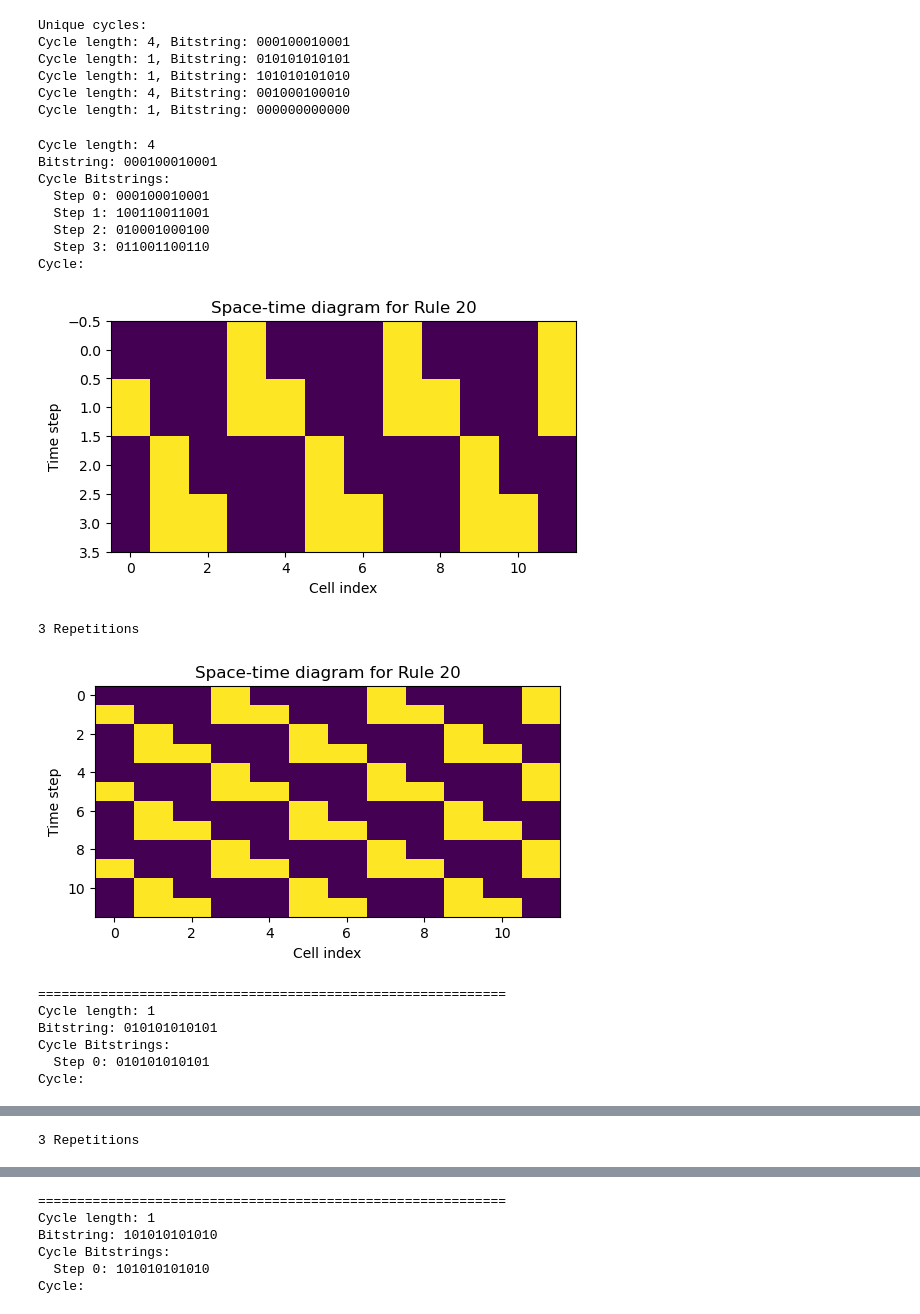
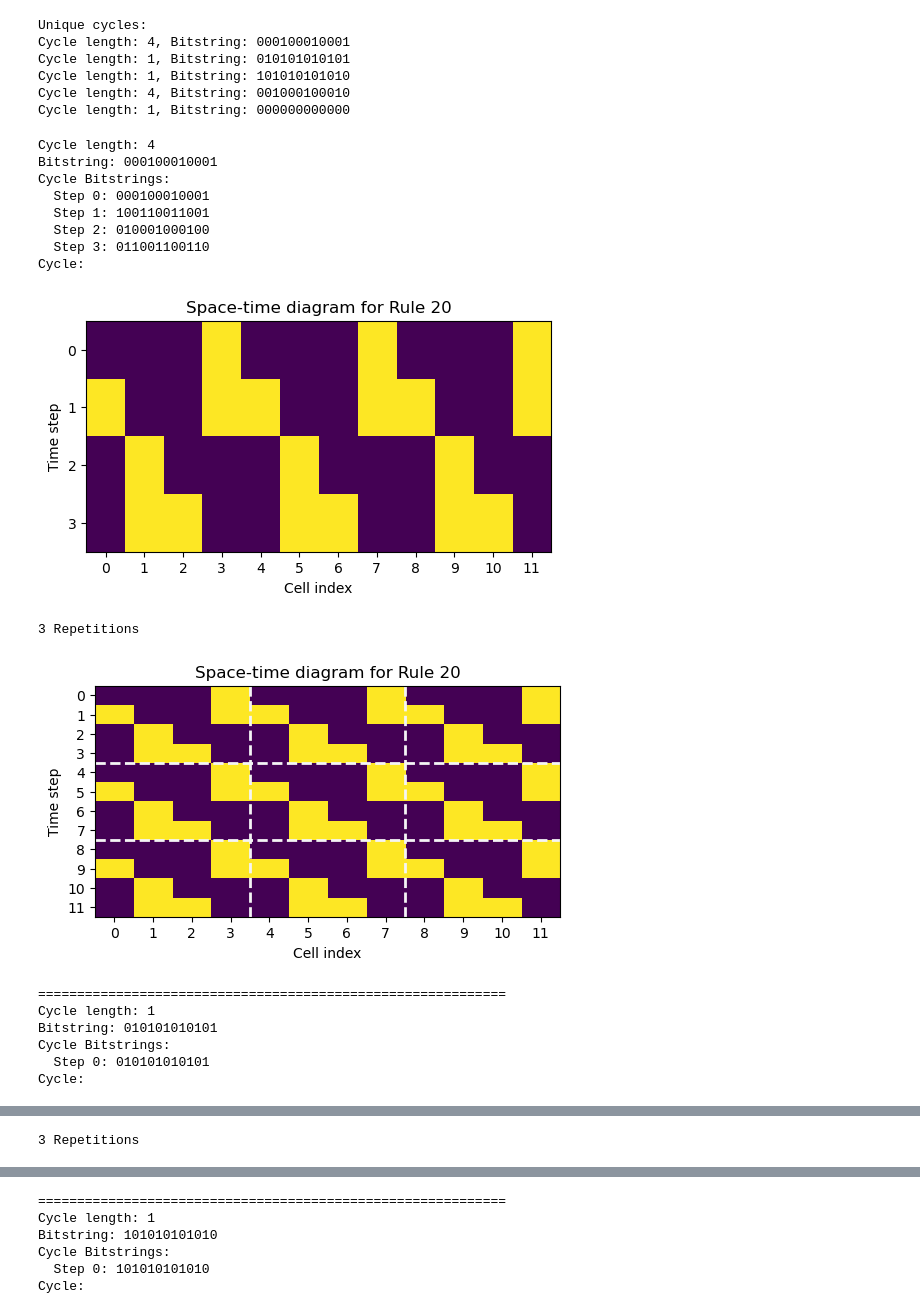
Before and after one commit to mzargham/eca_play, a Jupyter notebook: lasalle_play.ipynb, the cells around one changed output, grey strips where cells are left out. Drawn from its saved outputs; the diff is of its cells as text; code cells hidden in the pictures.

Commit message:
mess with finding higher order cycles

```diff
--- a/lasalle_play.ipynb
+++ b/lasalle_play.ipynb
@@ -230,13 +231,13 @@ print(f"Phase order k={k}, n={n}, phase shape={ps3.shape}")
 
 # ---------- helpers ----------
 
-def layers_from_x(x):
+def layers_from_x(x, psv):
     "order-k layers at time t: rows [x, δ, Δ², Δ³]"
-    return ps3.init_from_x(x)
+    return psv.init_from_x(x)
 
-def phase_step(layers):
+def phase_step(layers, psv):
     "one Φ_k step on layers"
-    return ps3.step(layers)
+    return psv.step(layers)
 
 # ---------- enumerate all base states ----------
 def it_all_states(n):
@@ -247,22 +248,22 @@ Rule 20 bits (111..000): 00010100
 Phase order k=3, n=12, phase shape=(4, 12)
 # %%
 period_counts = defaultdict(int)
-examples      = {1: None, 2: None, 4: None, 8: None}
+examples      = {2**i: None for i in range(k+1)}
 layers_cache  = []      # collect reachable order-3 phase states from base x
 top_fix_set   = set()   # {(flattened layers,) where Δ³ is fixed under Φ_k}
 top_fix_next  = dict()  # layer -> step(layer) for closure
 
 for x in it_all_states(n):
-    p = detect_min_period_power2(x, maxpow=3, F=F)
+    p = detect_min_period_power2(x, maxpow=k, F=F)
     period_counts[p] += 1
     if p in examples and examples[p] is None:
         examples[p] = x.copy()
 
-    L = layers_from_x(x)            # (k+1, n)
-    Lp = phase_step(L)
+    L = layers_from_x(x,ps3)            # (k+1, n)
+    Lp = phase_step(L, ps3)
     layers_cache.append(L)
 
-    # "Δ³ fixed" equality set in phase space:
+    # "Δ^k fixed" equality set in phase space:
     if np.array_equal(Lp[k], L[k]):
         key  = tuple(L.reshape(-1).tolist())
         keyp = tuple(Lp.reshape(-1).tolist())
@@ -270,16 +271,12 @@ for x in it_all_states(n):
         top_fix_next[key] = keyp
 
 total_states = 1 << n
-print("\n=== Minimal period among {1,2,4,8} ===")
-for p in (1,2,4,8,None):
+print(f"\n=== Minimal period among {{1,2,..., 2^{k}}} ===")
+vals = [2**i for i in range(k+1)] + [None]
+for p in vals:
     cnt = period_counts[p]
-    label = f"period={p}" if p is not None else "period>8"
+    label = f"period={p}" if p is not None else f"period>{2**k}"
     print(f"{label:>10}: {cnt:6d}  ({cnt/total_states:6.2%})")
 
 def bstr(x): return ''.join('1' if b else '0' for b in x.astype(int))
-
-print("\nExamples:")
-for p in (1,2,4,8):
-    if examples[p] is not None:
-        print(f"  p={p}: {bstr(examples[p])}")
 # %% [output]
@@ -295,0 +289,6 @@ Examples:
+# %%
+examples
+print("\nExamples:")
+for p in vals[:-1]:
+    if examples[p] is not None:
+        print(f"  p={p}: {bstr(examples[p])}")
@@ -300,7 +303,7 @@ Examples:
 print("\n=== Phase-space: Δ³ fixed equality set & largest invariant subset ===")
 E = set()
 for L in layers_cache:
-    Lp = phase_step(L)
+    Lp = phase_step(L, ps3)
     if np.array_equal(Lp[k], L[k]):
         E.add(tuple(L.reshape(-1).tolist()))
 print(f"|E|  (Δ³ fixed, reachable layers)       = {len(E)}")
@@ -399,32 +402,33 @@ Cycle length: 1, Bitstring: 000000000000
 # %%
 for cycle_length, bitstring in unique_cycles:
     print(f"Cycle length: {cycle_length}")
     print(f"Bitstring: {bitstring}")
     print("Cycle Bitstrings:")
     for i in range(cycle_length):
         x = np.array([int(b) for b in bitstring], dtype=bool)
         for j in range(i):
             x = eca.iterate(x, C=C)
         updated_str = ''.join('1' if b else '0' for b in x.astype(int))
         print(f"  Step {i}: {updated_str}")
     print(f"Cycle:")
     xstar = np.array([int(b) for b in bitstring], dtype=bool)
     eca.space_time(xstar, steps=cycle_length)
     print("3 Repetitions")
-    eca.space_time(xstar, steps=3*cycle_length)
+    eca.space_time(xstar, steps=3*cycle_length, divider_period=cycle_length)
+
     print("==="*20)
 # %% [output]
 Cycle length: 4
 Bitstring: 000100010001
 Cycle Bitstrings:
   Step 0: 000100010001
   Step 1: 100110011001
   Step 2: 010001000100
   Step 3: 011001100110
 Cycle:
-[figure, old version]
+[figure, new version]
 3 Repetitions
-[figure, old version]
+[figure, new version]
 ============================================================
 Cycle length: 1
 Bitstring: 010101010101
```
Also changed, not shown: parts of 11 cells of this notebook, 1 other file.
